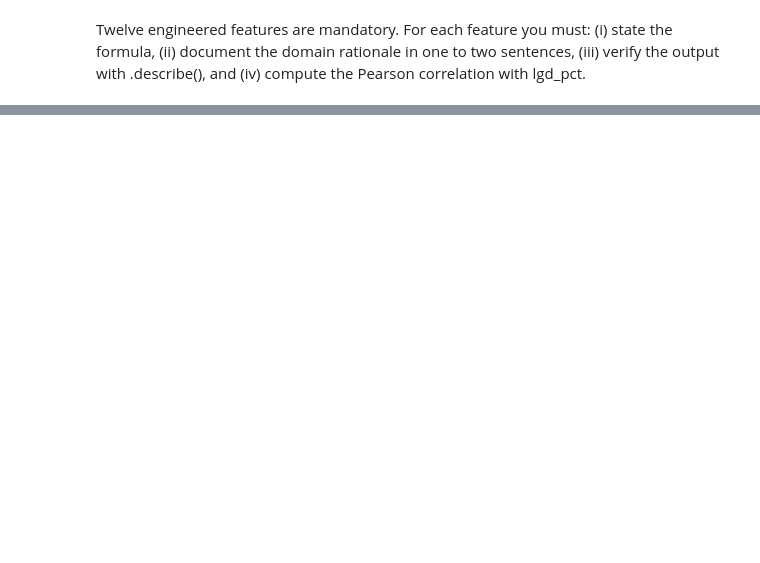
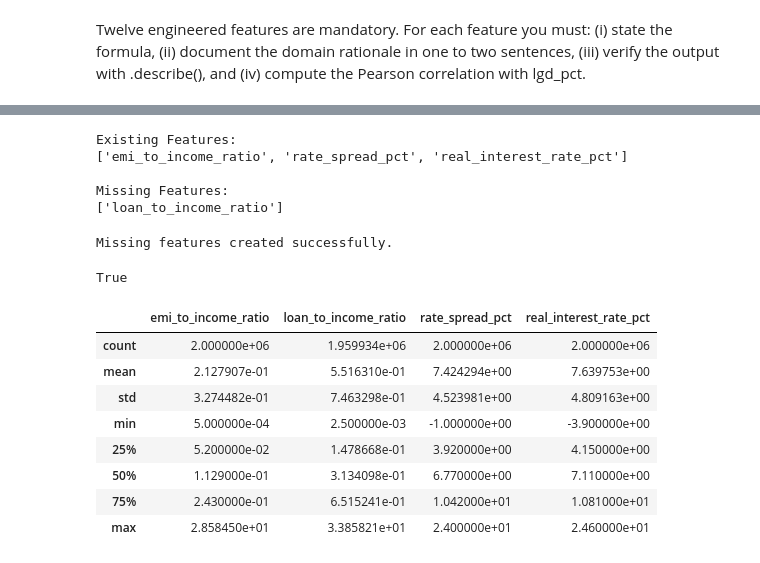
Before and after one commit to Ashwin-kumar-jonjale/EDA, a Jupyter notebook: Finsight_EDA.ipynb, the cells around one changed output, grey strips where cells are left out. Saved outputs shown, nothing was run; the diff lists cells and outputs as text; code cells hidden in the pictures; blank space fills up the shorter version.

```diff
--- a/Finsight_EDA.ipynb
+++ b/Finsight_EDA.ipynb
@@ -2298,0 +2305,68 @@ Twelve engineered features are mandatory. For each feature you must: (i) state t
+# %%
+required_features = [
+    "emi_to_income_ratio",
+    "loan_to_income_ratio",
+    "rate_spread_pct",
+    "real_interest_rate_pct"
+]
+
+existing_features = [
+    col for col in required_features
+    if col in master_df.columns
+]
+
+missing_features = [
+    col for col in required_features
+    if col not in master_df.columns
+]
+
+print("Existing Features:")
+print(existing_features)
+
+print("\nMissing Features:")
+print(missing_features)
+# %% [output]
+Existing Features:
+['emi_to_income_ratio', 'rate_spread_pct', 'real_interest_rate_pct']
+
+Missing Features:
+['loan_to_income_ratio']
+# %%
+if "loan_to_income_ratio" not in master_df.columns:
+
+    master_df["loan_to_income_ratio"] = (
+        master_df["loan_amnt_inr"] /
+        master_df["annual_inc_inr"]
+    )
+
+print("Missing features created successfully.")
+# %% [output]
+Missing features created successfully.
+# %%
+required_features = [
+    "emi_to_income_ratio",
+    "loan_to_income_ratio",
+    "rate_spread_pct",
+    "real_interest_rate_pct"
+]
+
+all(
+    col in master_df.columns
+    for col in required_features
+)
+# %% [output]
+True
+# %%
+master_df[
+    required_features
+].describe()
+# %% [output]
+|  | emi_to_income_ratio | loan_to_income_ratio | rate_spread_pct | real_interest_rate_pct |
+| count | 2.000000e+06 | 1.959934e+06 | 2.000000e+06 | 2.000000e+06 |
+| mean | 2.127907e-01 | 5.516310e-01 | 7.424294e+00 | 7.639753e+00 |
+| std | 3.274482e-01 | 7.463298e-01 | 4.523981e+00 | 4.809163e+00 |
+| min | 5.000000e-04 | 2.500000e-03 | -1.000000e+00 | -3.900000e+00 |
+| 25% | 5.200000e-02 | 1.478668e-01 | 3.920000e+00 | 4.150000e+00 |
+| 50% | 1.129000e-01 | 3.134098e-01 | 6.770000e+00 | 7.110000e+00 |
+| 75% | 2.430000e-01 | 6.515241e-01 | 1.042000e+01 | 1.081000e+01 |
+| max | 2.858450e+01 | 3.385821e+01 | 2.400000e+01 | 2.460000e+01 |
```
Also changed, not shown: parts of 37 cells of this notebook.
